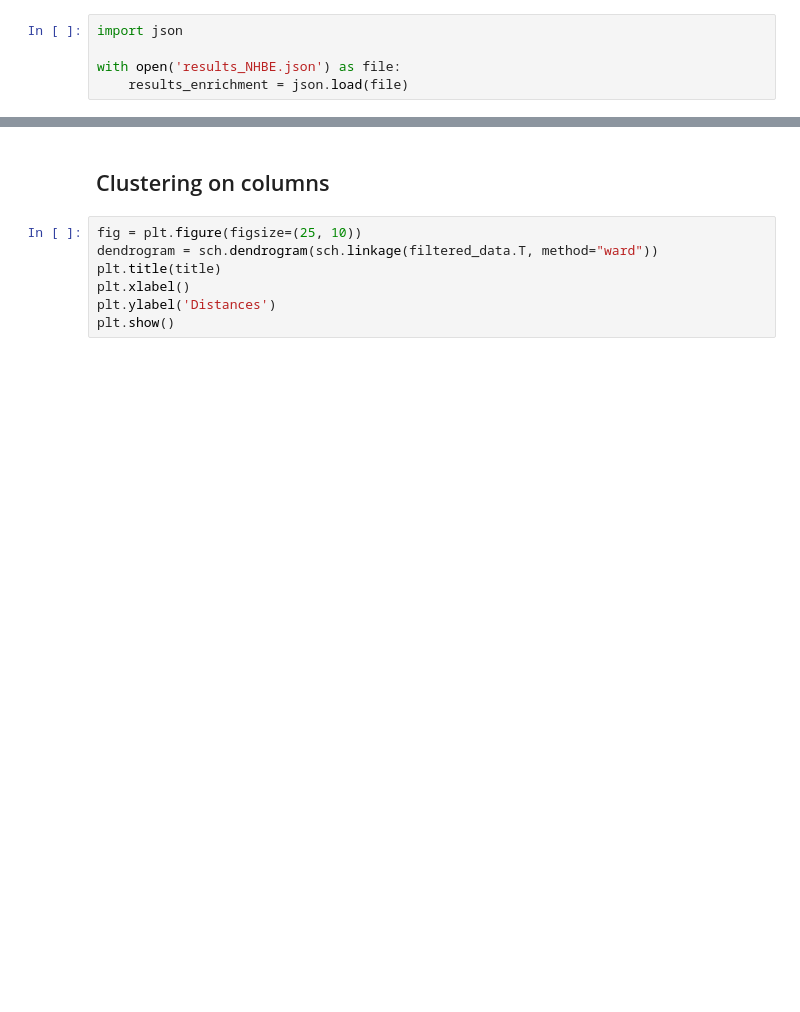
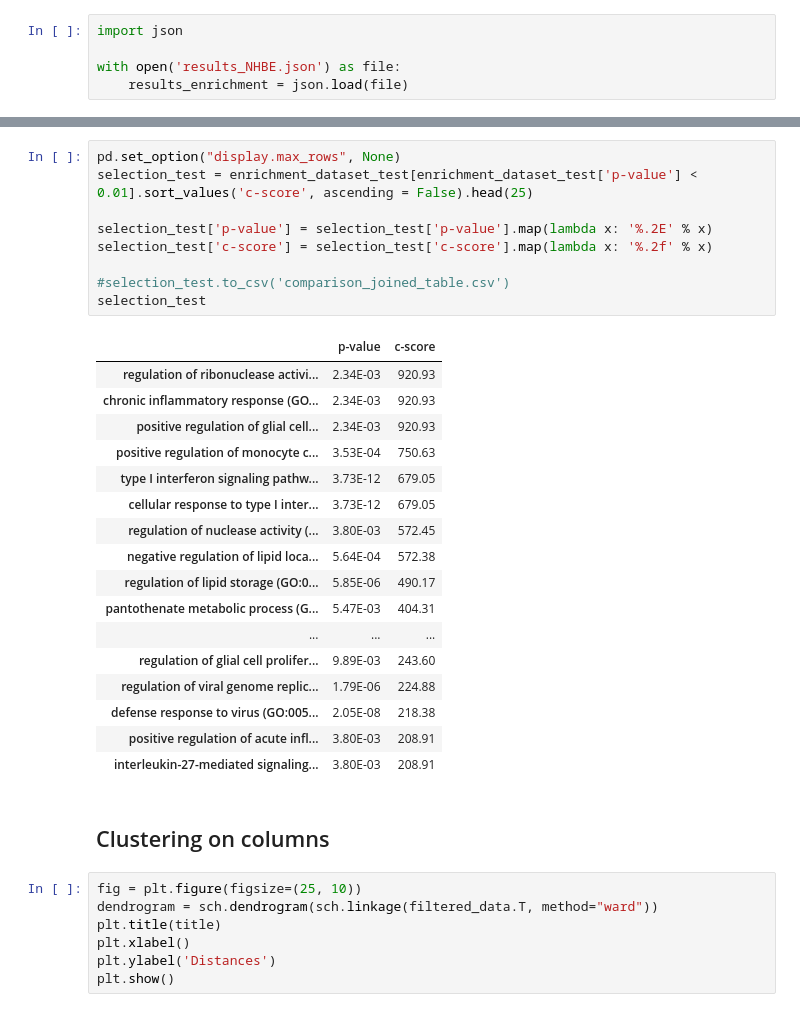
Before and after one commit to PRodrigues98/Analysis-of-regulatory-response-to-SARS-CoV-2-infection, a Jupyter notebook: Clustering/Clustering_NHBE.ipynb, the cells around one changed output, grey strips where cells are left out. Saved outputs shown, nothing was run; the diff lists cells and outputs as text; blank space fills up the shorter version.

```diff
--- a/Clustering/Clustering_NHBE.ipynb
+++ b/Clustering/Clustering_NHBE.ipynb
@@ -236,3 +298,30 @@ selection
+# %%
+pd.set_option("display.max_rows", None)
+selection_test = enrichment_dataset_test[enrichment_dataset_test['p-value'] < 0.01].sort_values('c-score', ascending = False).head(25)
+
+selection_test['p-value'] = selection_test['p-value'].map(lambda x: '%.2E' % x)
+selection_test['c-score'] = selection_test['c-score'].map(lambda x: '%.2f' % x)
+
+#selection_test.to_csv('comparison_joined_table.csv')
+selection_test
+# %% [output]
+|  | p-value | c-score |
+| regulation of ribonuclease activi... | 2.34E-03 | 920.93 |
+| chronic inflammatory response (GO... | 2.34E-03 | 920.93 |
+| positive regulation of glial cell... | 2.34E-03 | 920.93 |
+| positive regulation of monocyte c... | 3.53E-04 | 750.63 |
+| type I interferon signaling pathw... | 3.73E-12 | 679.05 |
+| cellular response to type I inter... | 3.73E-12 | 679.05 |
+| regulation of nuclease activity (... | 3.80E-03 | 572.45 |
+| negative regulation of lipid loca... | 5.64E-04 | 572.38 |
+| regulation of lipid storage (GO:0... | 5.85E-06 | 490.17 |
+| pantothenate metabolic process (G... | 5.47E-03 | 404.31 |
+| ... | ... | ... |
+| regulation of glial cell prolifer... | 9.89E-03 | 243.60 |
+| regulation of viral genome replic... | 1.79E-06 | 224.88 |
+| defense response to virus (GO:005... | 2.05E-08 | 218.38 |
+| positive regulation of acute infl... | 3.80E-03 | 208.91 |
+| interleukin-27-mediated signaling... | 3.80E-03 | 208.91 |
 # %% [markdown]
 ## Clustering on columns
 # %%
```
Also changed, not shown: parts of 13 cells of this notebook, 49 other files.
